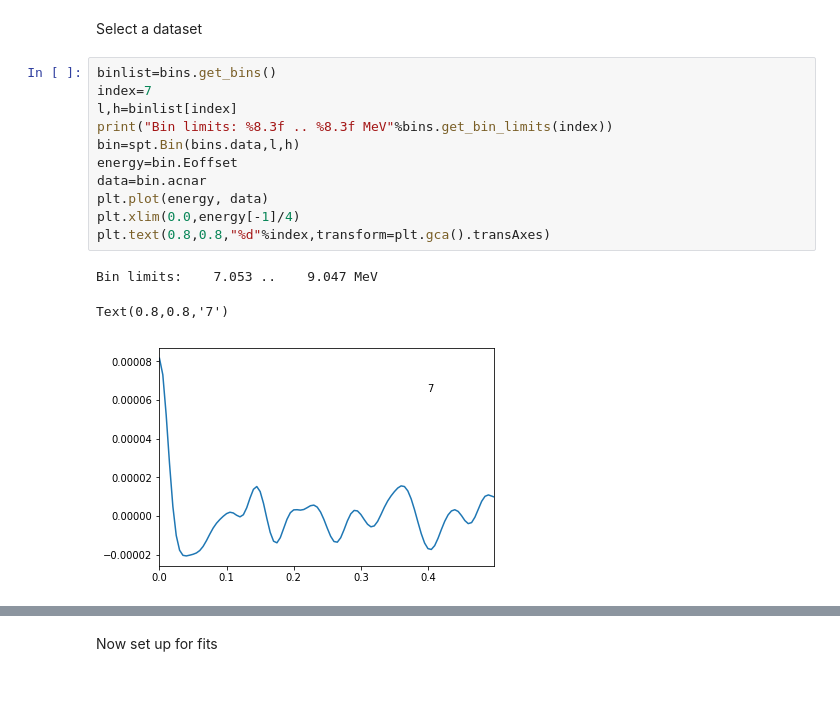
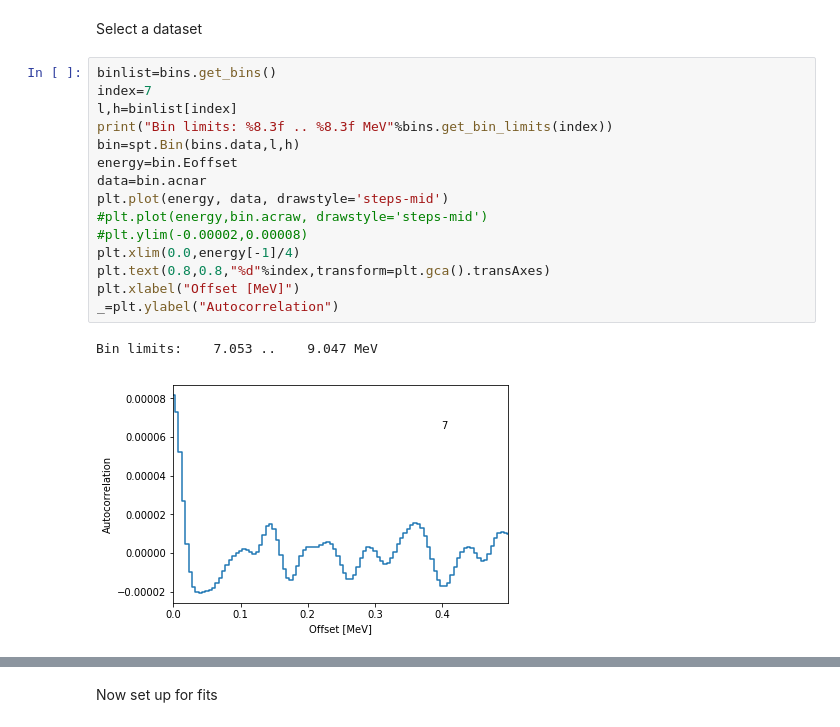
Before and after one commit to rfearick/leveldensity, a Jupyter notebook: leveldensity-test.ipynb, the cells around one changed output, grey strips where cells are left out. Drawn from its saved outputs; the diff is of its cells as text; blank space fills up the shorter version.

```diff
--- a/leveldensity-test.ipynb
+++ b/leveldensity-test.ipynb
@@ -58,15 +58,18 @@ Select a dataset
 # %%
 binlist=bins.get_bins()
 index=7
 l,h=binlist[index]
 print("Bin limits: %8.3f .. %8.3f MeV"%bins.get_bin_limits(index))
 bin=spt.Bin(bins.data,l,h)
 energy=bin.Eoffset
 data=bin.acnar
-plt.plot(energy, data)
+plt.plot(energy, data, drawstyle='steps-mid')
+#plt.plot(energy,bin.acraw, drawstyle='steps-mid')
+#plt.ylim(-0.00002,0.00008)
 plt.xlim(0.0,energy[-1]/4)
 plt.text(0.8,0.8,"%d"%index,transform=plt.gca().transAxes)
+plt.xlabel("Offset [MeV]")
+_=plt.ylabel("Autocorrelation")
 # %% [output]
 Bin limits:    7.053 ..    9.047 MeV
-Text(0.8,0.8,'7')
-[figure, old version]
+[figure, new version]
```
Also changed, not shown: parts of 4 cells of this notebook.
